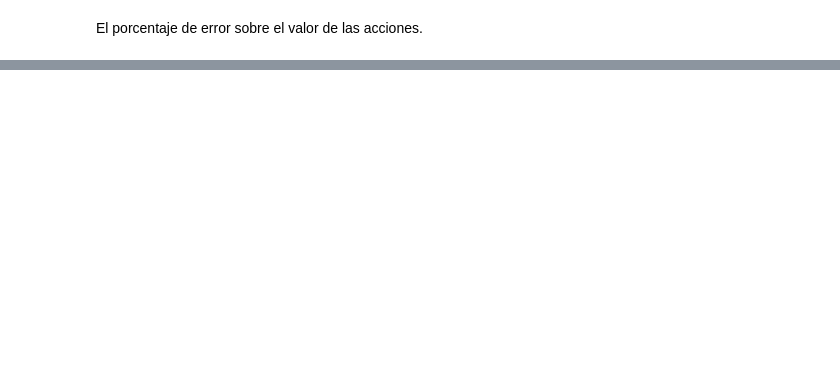
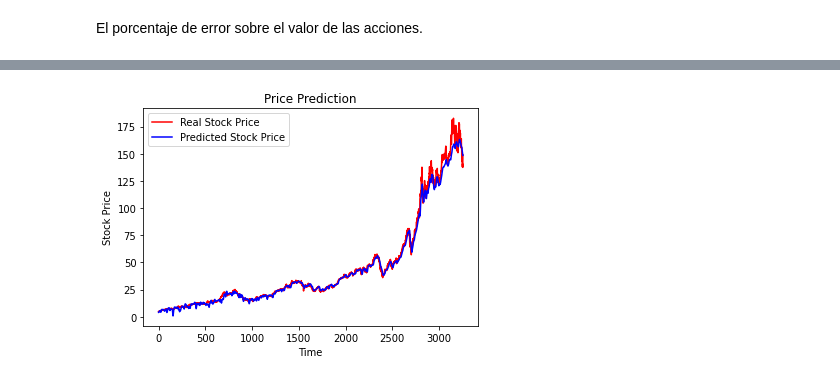
Before and after one commit to Alan-B525/BHBv2, a Jupyter notebook: RNN_TP_FINAL.ipynb, the cells around one changed output, grey strips where cells are left out. Saved outputs shown, nothing was run; the diff lists cells and outputs as text; code cells hidden in the pictures; blank space fills up the shorter version.

```diff
--- a/RNN_TP_FINAL.ipynb
+++ b/RNN_TP_FINAL.ipynb
@@ -89,3 +91,8 @@ regressor.fit(X_train, y_train, epochs=50, batch_size=32, verbose=False)
 # Predecir el valor de las acciones
 # %% [markdown]
 ## Obtener el valor real de las acciones desde enero 22 a mayo 22
+# %%
+
+dataset_test = pd.read_csv('aapl_test.csv')
+
+dataset_test
@@ -145,0 +191,31 @@ plt.ylabel('Prediction error')
+# %%
+import joblib
+
+modelo = joblib.load('modelo_entrenado.plk')
+
+df = pd.read_csv('AAPL.csv')
+
+X_df, y_df = preprocessing(df)
+
+real = df.loc[ve:, ['Open']].values.round(2)
+
+prediccion = modelo.predict(X_df)
+
+
+prediccion_list = []
+
+for i in range(len(prediccion)):
+    x = (prediccion[i,0]*(scaler.data_max_[0]-scaler.data_min_[0]))+scaler.data_min_[0]
+    prediccion_list.append(x)
+
+
+
+plt.plot(real, color = 'red', label = 'Real Stock Price')
+plt.plot(prediccion_list, color = 'blue', label = 'Predicted Stock Price')
+plt.title('Price Prediction')
+plt.xlabel('Time')
+plt.ylabel('Stock Price')
+plt.legend()
+plt.show()
+# %% [output]
+[figure, added]
```
Also changed, not shown: parts of 10 cells of this notebook.
